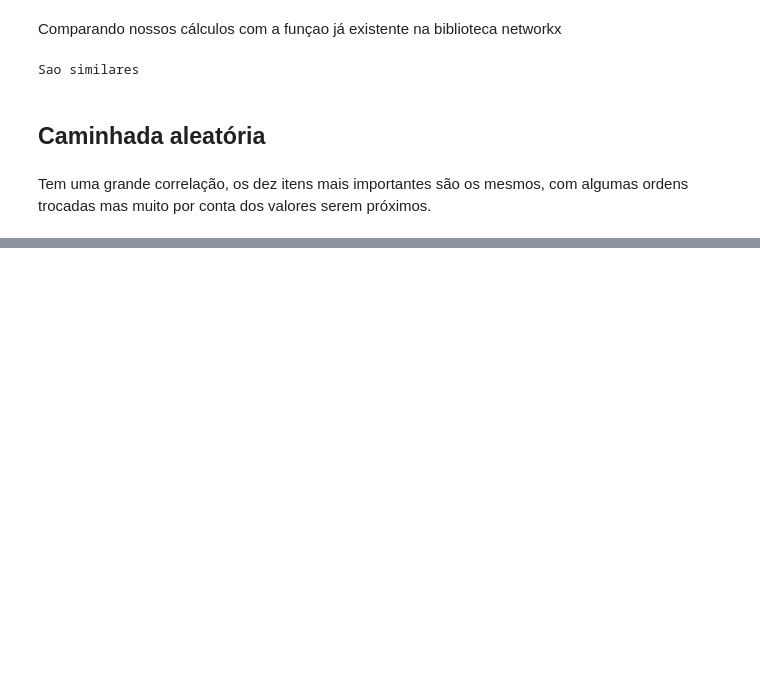
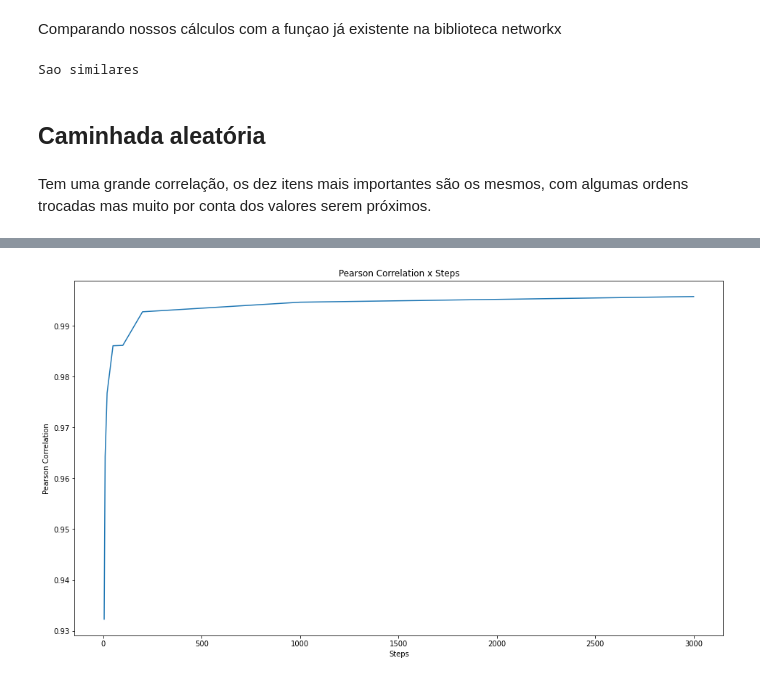
Before and after one commit to mcarvalhor/ProjEstocasticos, a Jupyter notebook: PageRank.ipynb, the cells around one changed output, grey strips where cells are left out. Cells and saved outputs as stored; diff of their text form; code cells hidden in the pictures; blank space fills up the shorter version.

Commit message:
Adding Pearson Correlation

```diff
--- a/PageRank.ipynb
+++ b/PageRank.ipynb
@@ -210,13 +192,0 @@ for key in visit:
-# %%
-D = stationary_dict
-lists = sorted(D.items())
-x, y = zip(*lists)
-plt.plot(x, y,label = 'Distribuição Estacionária')
-
-D = percentual_visit
-lists = sorted(D.items())
-x, y = zip(*lists)
-plt.plot(x, y,label = 'Percentual de Visitas')
-
-plt.legend()
-plt.show()
@@ -224,0 +217,7 @@ plt.show()
+# %%
+pearson = []
+
+for i,_ in enumerate(steps):
+
+    x,y = pearsonr(list(stationary_dict.values()),results[i])
+    pearson.append(x)
@@ -224,0 +235,15 @@ plt.show()
+# %%
+plt.figure(figsize=(16,9))
+
+x = [item * n for item in steps]
+x = steps
+plt.xlabel("Steps")
+plt.ylabel("Pearson Correlation")
+
+# plt.xticks(x)
+plt.plot(x, pearson)
+plt.title('Pearson Correlation x Steps')
+
+plt.show()
+# %% [output]
+[figure, added]
```
Also changed, not shown: parts of 10 cells of this notebook.
